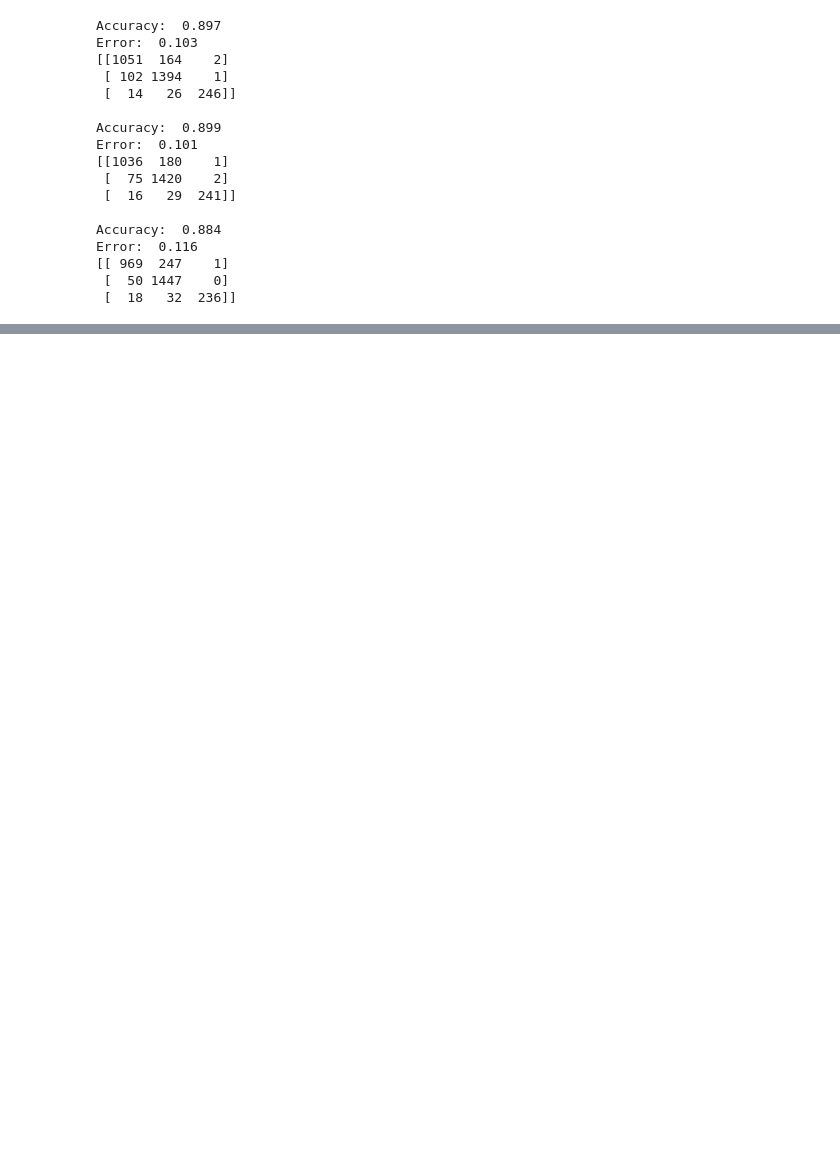
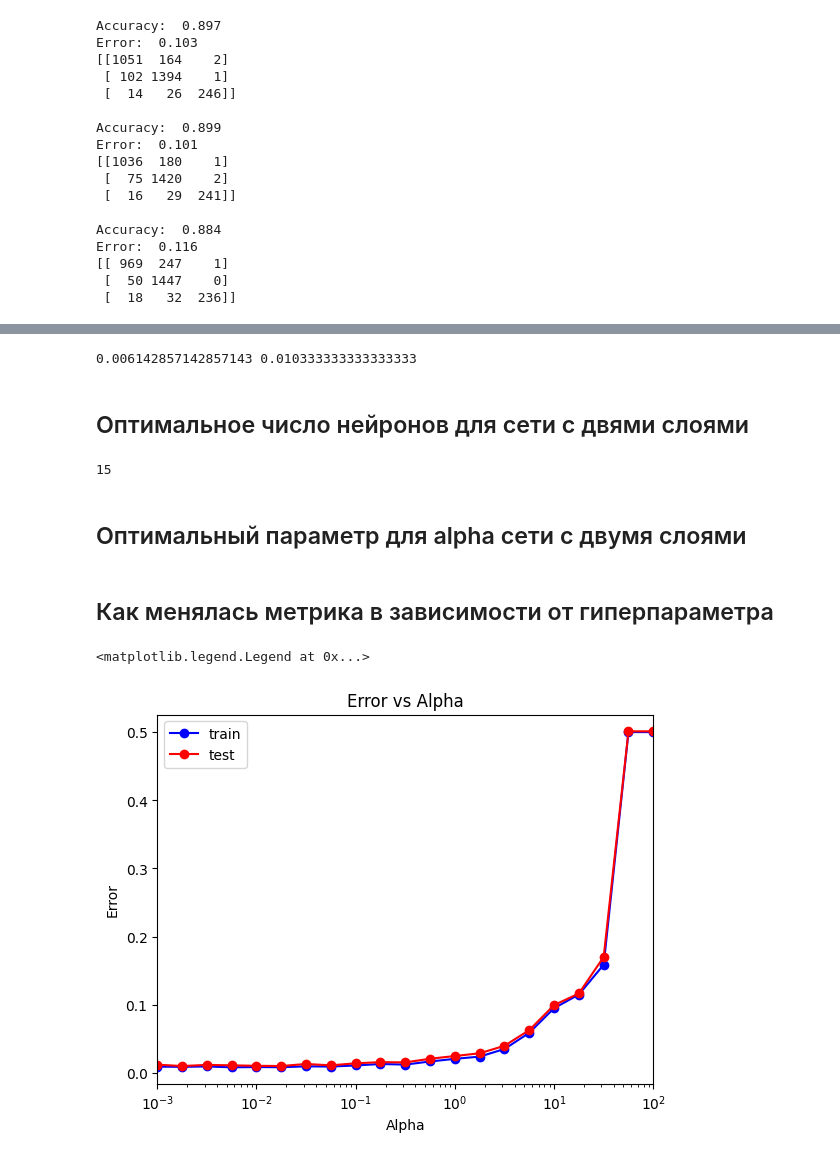
Before and after one commit to 11asa11/ML, a Jupyter notebook: MLLab.ipynb, the cells around one changed output, grey strips where cells are left out. Drawn from its saved outputs; the diff is of its cells as text; code cells hidden in the pictures; blank space fills up the shorter version.

```diff
--- a/MLLab.ipynb
+++ b/MLLab.ipynb
@@ -362,0 +441,51 @@ Error:  0.101
+# %%
+min_train_err = np.min(train_err)
+min_test_err = np.min(test_err)
+print(min_train_err, min_test_err)
+# %% [output]
+0.006142857142857143 0.010333333333333333
+# %% [markdown]
+## Оптимальное число нейронов для сети с двями слоями
+# %%
+optimal_num_for_neural_two = alpha_arr[test_err == min_test_err][0]
+print(optimal_num_for_neural_two)
+# %% [output]
+15
+# %% [markdown]
+## Оптимальный параметр для alpha сети с двумя слоями
+# %%
+from sklearn.metrics import accuracy_score
+
+alpha_arr = np.logspace(-3, 2, 21)
+test_err = []
+train_err = []
+train_acc = []
+test_acc = []
+
+for alpha in alpha_arr:
+    mlp_model = MLPClassifier(alpha = alpha,
+                              hidden_layer_sizes = (optimal_num_for_neural_one, optimal_num_for_neural_two),
+                              max_iter=1000,
+                              random_state = 421)
+    mlp_model.fit(X_train, y_train)
+
+    y_train_pred = mlp_model.predict(X_train)
+    y_test_pred = mlp_model.predict(X_test)
+
+    train_err.append(np.mean(y_train != y_train_pred))
+    test_err.append(np.mean(y_test != y_test_pred))
+    train_acc.append(accuracy_score(y_train, y_train_pred))
+    test_acc.append(accuracy_score(y_test, y_test_pred))
+# %% [markdown]
+## Как менялась метрика в зависимости от гиперпараметра
+# %%
+plt.semilogx(alpha_arr, train_err, 'b-o', label = 'train')
+plt.semilogx(alpha_arr, test_err, 'r-o', label = 'test')
+plt.xlim([np.min(alpha_arr), np.max(alpha_arr)])
+plt.title('Error vs Alpha')
+plt.xlabel('Alpha')
+plt.ylabel('Error')
+plt.legend()
+# %% [output]
+<matplotlib.legend.Legend at 0x...>
+[figure, added]
```
Also changed, not shown: parts of 52 cells of this notebook.
